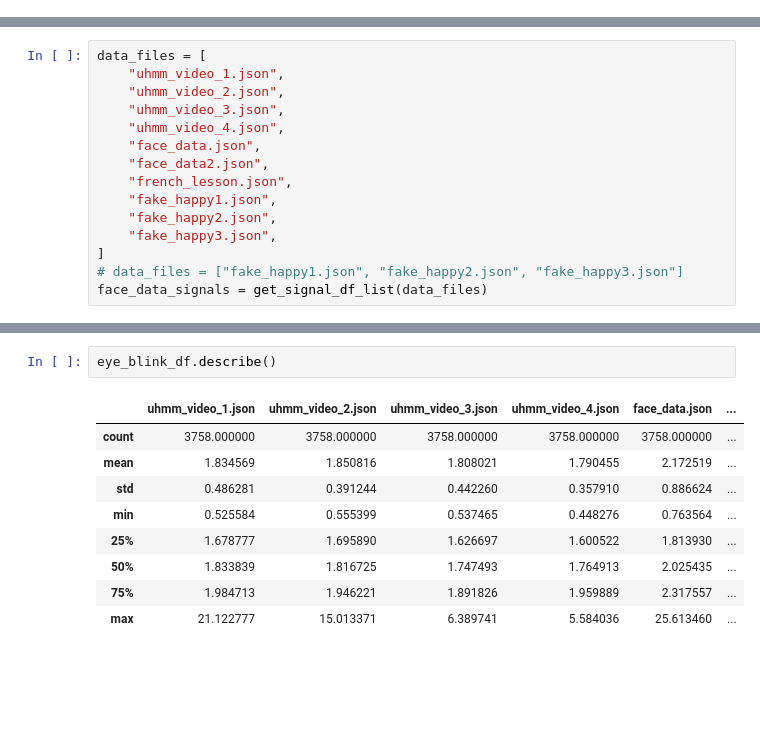
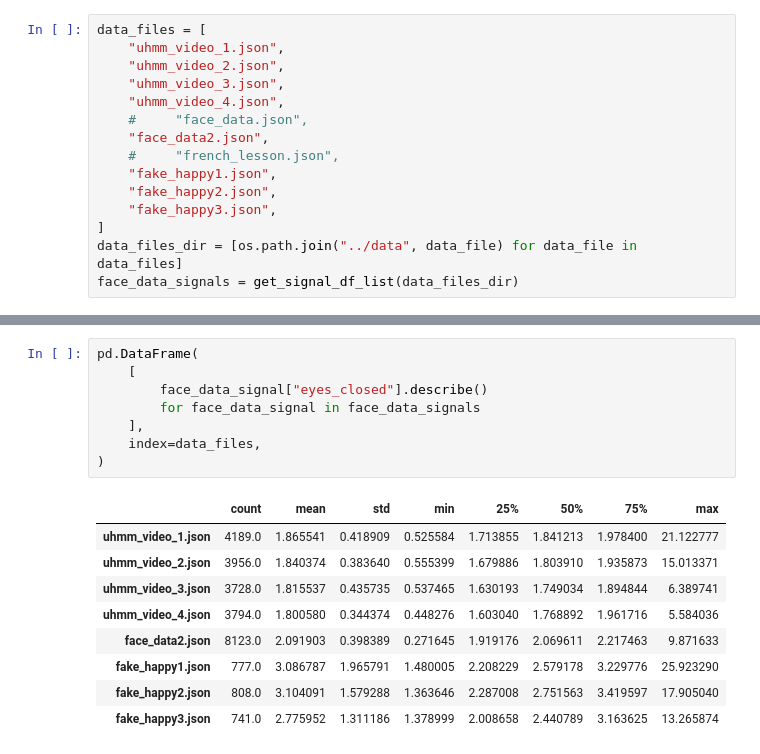
Before and after one commit to chelicerae/attention_tracking, a Jupyter notebook: statistics/eye_analysis.ipynb, the cells around one changed output, grey strips where cells are left out. Saved outputs shown, nothing was run; the diff lists cells and outputs as text; blank space fills up the shorter version.

```diff
--- a/statistics/eye_analysis.ipynb
+++ b/statistics/eye_analysis.ipynb
@@ -52,0 +60,15 @@ def merge_on_metric(
+# %%
+data_files = [
+    "uhmm_video_1.json",
+    "uhmm_video_2.json",
+    "uhmm_video_3.json",
+    "uhmm_video_4.json",
+    #     "face_data.json",
+    "face_data2.json",
+    #     "french_lesson.json",
+    "fake_happy1.json",
+    "fake_happy2.json",
+    "fake_happy3.json",
+]
+data_files_dir = [os.path.join("../data", data_file) for data_file in data_files]
+face_data_signals = get_signal_df_list(data_files_dir)
@@ -60,17 +84,2 @@ eyeblink_trashold = 2.5
 # %% [output]
 [interactive output not drawn]
-# %%
-data_files = [
-    "uhmm_video_1.json",
-    "uhmm_video_2.json",
-    "uhmm_video_3.json",
-    "uhmm_video_4.json",
-    "face_data.json",
-    "face_data2.json",
-    "french_lesson.json",
-    "fake_happy1.json",
-    "fake_happy2.json",
-    "fake_happy3.json",
-]
-# data_files = ["fake_happy1.json", "fake_happy2.json", "fake_happy3.json"]
-face_data_signals = get_signal_df_list(data_files)
@@ -95,16 +96,22 @@ eye_blink_df.head()
 [interactive output not drawn]
 # %%
-eye_blink_df.describe()
+pd.DataFrame(
+    [
+        face_data_signal["eyes_closed"].describe()
+        for face_data_signal in face_data_signals
+    ],
+    index=data_files,
+)
 # %% [output]
-|  | uhmm_video_1.json | uhmm_video_2.json | uhmm_video_3.json | uhmm_video_4.json | face_data.json | ... |
-| count | 3758.000000 | 3758.000000 | 3758.000000 | 3758.000000 | 3758.000000 | ... |
-| mean | 1.834569 | 1.850816 | 1.808021 | 1.790455 | 2.172519 | ... |
-| std | 0.486281 | 0.391244 | 0.442260 | 0.357910 | 0.886624 | ... |
-| min | 0.525584 | 0.555399 | 0.537465 | 0.448276 | 0.763564 | ... |
-| 25% | 1.678777 | 1.695890 | 1.626697 | 1.600522 | 1.813930 | ... |
-| 50% | 1.833839 | 1.816725 | 1.747493 | 1.764913 | 2.025435 | ... |
-| 75% | 1.984713 | 1.946221 | 1.891826 | 1.959889 | 2.317557 | ... |
-| max | 21.122777 | 15.013371 | 6.389741 | 5.584036 | 25.613460 | ... |
+|  | count | mean | std | min | 25% | 50% | 75% | max |
+| uhmm_video_1.json | 4189.0 | 1.865541 | 0.418909 | 0.525584 | 1.713855 | 1.841213 | 1.978400 | 21.122777 |
+| uhmm_video_2.json | 3956.0 | 1.840374 | 0.383640 | 0.555399 | 1.679886 | 1.803910 | 1.935873 | 15.013371 |
+| uhmm_video_3.json | 3728.0 | 1.815537 | 0.435735 | 0.537465 | 1.630193 | 1.749034 | 1.894844 | 6.389741 |
+| uhmm_video_4.json | 3794.0 | 1.800580 | 0.344374 | 0.448276 | 1.603040 | 1.768892 | 1.961716 | 5.584036 |
+| face_data2.json | 8123.0 | 2.091903 | 0.398389 | 0.271645 | 1.919176 | 2.069611 | 2.217463 | 9.871633 |
+| fake_happy1.json | 777.0 | 3.086787 | 1.965791 | 1.480005 | 2.208229 | 2.579178 | 3.229776 | 25.923290 |
+| fake_happy2.json | 808.0 | 3.104091 | 1.579288 | 1.363646 | 2.287008 | 2.751563 | 3.419597 | 17.905040 |
+| fake_happy3.json | 741.0 | 2.775952 | 1.311186 | 1.378999 | 2.008658 | 2.440789 | 3.163625 | 13.265874 |
 [interactive output not drawn]
 # %%
 eyeblink_distances = [
```
Also changed, not shown: parts of 13 cells of this notebook, 1 other file.
